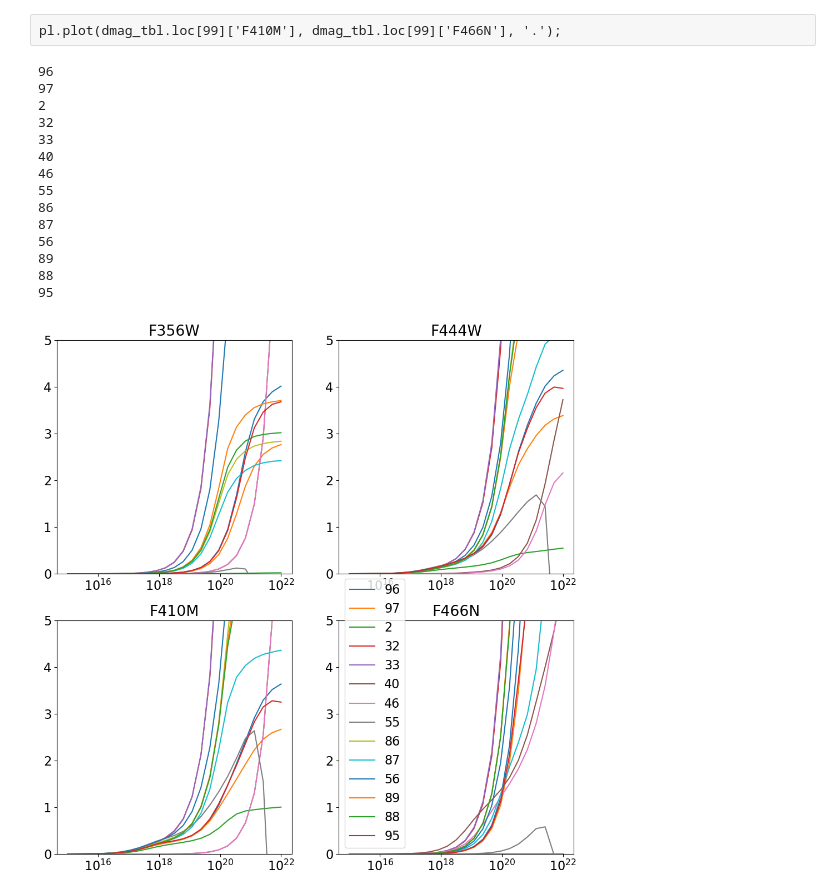
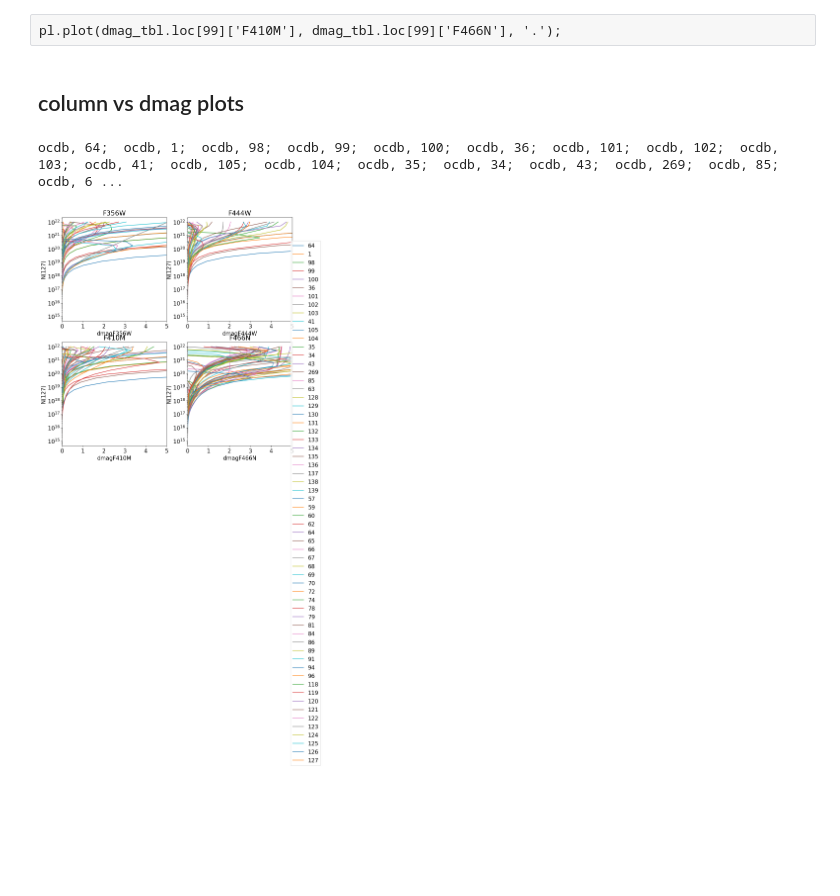
Before and after one commit to keflavich/brick-jwst-2221-notebooks, a Jupyter notebook: notebooks/CO_Absorbance.ipynb, the cells around one changed output. Cells and saved outputs as stored; diff of their text form; code cells hidden in the pictures; blank space fills up the shorter version.

```diff
--- a/notebooks/CO_Absorbance.ipynb
+++ b/notebooks/CO_Absorbance.ipynb
@@ -186,13 +278,13 @@ for key, tb in cotbs.items():
         # bad - temporary
         continue
     pl.plot(tb['Wavelength'],
-            ((tb['k₁'] * tb['Wavelength'].to(u.cm**-1, u.spectral()) * 4 * np.pi / (1*u.g/u.cm**3 / (28*u.Da)))).to(u.cm**2),
+            ((tb['k₁'].quantity * tb['Wavelength'].to(u.cm**-1, u.spectral()) * 4 * np.pi / (1*u.g/u.cm**3 / (28*u.Da)))).to(u.cm**2),
             label=f'{key}: {tb.meta["author"]}')
 pl.plot(palumbo['Wavelength'],
-        (palumbo['k']* palumbo['Wavelength'].to(u.cm**-1, u.spectral()) * 4 * np.pi / (1*u.g/u.cm**3 / (28*u.Da))).to(u.cm**2),
+        (palumbo['k'].quantity* palumbo['Wavelength'].to(u.cm**-1, u.spectral()) * 4 * np.pi / (1*u.g/u.cm**3 / (28*u.Da))).to(u.cm**2),
         linestyle='--',
         label='Palumbo')
-pl.legend(loc='best');
+pl.legend(loc='upper right', bbox_to_anchor=(1,1,0.5,0.2), fontsize=8);
 pl.xlim(4.00, 4.20);
 pl.ylim(0, 1e-19)
 pl.xlabel("Wavelength ($\\mu$m)")
@@ -220,9 +326,12 @@ for key, tb in h2otbs.items():
     if key in (64, 63):
         # bad - temporary
         continue
-    pl.plot(tb['Wavelength'],
-            ((tb['k₁'] * tb['Wavelength'].to(u.cm**-1, u.spectral()) * 4 * np.pi / (1*u.g/u.cm**3 / (18*u.Da)))).to(u.cm**2),
-            label=f'{key}: {tb.meta["author"]}, {tb.meta["composition"]}')
+    if 'k₁' in tb.colnames:
+        pl.plot(tb['Wavelength'],
+                ((tb['k₁'].quantity * tb['Wavelength'].to(u.cm**-1, u.spectral()) * 4 * np.pi / (1*u.g/u.cm**3 / (18*u.Da)))).to(u.cm**2),
+                label=f'{key}: {tb.meta["author"]}, {tb.meta["composition"]}')
+    else:
+        print(f'{key} -> {tb.meta} failed - no k₁')
 pl.legend(loc='best', fontsize=5);
 pl.xlim(2.50, 4.00);
 pl.xlabel("Wavelength ($\\mu$m)")
@@ -264,6 +374,9 @@ OrderedDict([('density', <Quantity 1. g / cm3>),
 # %%
 for mol, tbs in {'H2O': h2otbs, 'CO': cotbs, 'CO2': co2tbs}.items():
     for tb in tbs.values():
-        tb['k'] = tb['k₁']
+        if 'k₁' in tb.colnames:
+            tb['k'] = tb['k₁']
+        else:
+            print(f'{key} -> {tb.meta} had no k₁')
 # %%
 from astropy.table import Table
@@ -374,29 +567,24 @@ co2 33
 # %% [raw]
 pl.plot(dmag_tbl.loc[99]['F410M'], dmag_tbl.loc[99]['F466N'], '.');
+# %% [markdown]
+## column vs dmag plots
 # %%
+dmag_tbl.add_index('database')
 dmag_tbl.add_index('mol_id')
 fig = pl.figure(figsize=(12,12))
-for mol_id in set(dmag_tbl['mol_id']):
-    print(mol_id)
-    cols = dmag_tbl.loc[mol_id]['column']
-    for ii, filtername in enumerate(['F356W', 'F444W', 'F410M', 'F466N',]):
-        pl.subplot(2, 2, ii+1).semilogx(cols, dmag_tbl.loc[mol_id][filtername], label=mol_id)
-        pl.ylim(0,5);
-        pl.title(filtername)
-pl.legend(loc='best');
+for database in ('ocdb', 'lida'):
+    if database in dmag_tbl['database']:
+        for mol_id in set(dmag_tbl.loc[('database', database)]['mol_id']):
+            print(f'{database}, {mol_id}', end=';  ')
+            row = dmag_tbl.loc[('database', database)].loc[('mol_id', mol_id)]
+            cols = row['column']
+            for ii, filtername in enumerate(['F356W', 'F444W', 'F410M', 'F466N',]):
+                pl.subplot(2, 2, ii+1).semilogy(row[filtername], cols, label=mol_id)
+                pl.xlim(0,5);
+                pl.title(filtername)
+                pl.xlabel(f"dmag{filtername}")
+                pl.ylabel(f"N({mol_id})")
+pl.legend(loc='upper right', bbox_to_anchor=(1,1,0.3,1));
 # %% [output]
-96
-97
-2
-32
-33
-40
-46
-55
-86
-87
-56
-89
-88
-95
+ocdb, 64;  ocdb, 1;  ocdb, 98;  ocdb, 99;  ocdb, 100;  ocdb, 36;  ocdb, 101;  ocdb, 102;  ocdb, 103;  ocdb, 41;  ocdb, 105;  ocdb, 104;  ocdb, 35;  ocdb, 34;  ocdb, 43;  ocdb, 269;  ocdb, 85;  ocdb, 6 ...
-[figure, old version]
+[figure, new version]
```
Also changed, not shown: parts of 37 cells of this notebook, 1 other file.
